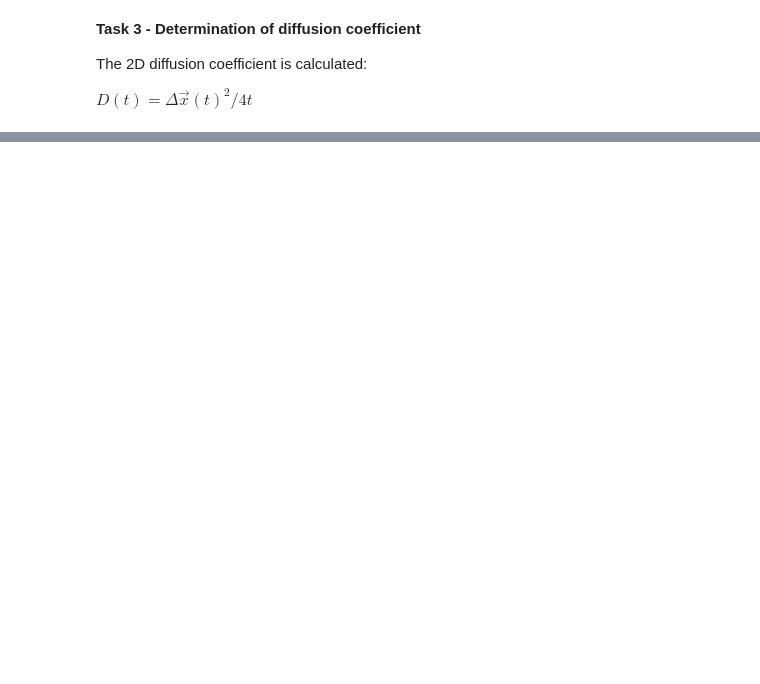
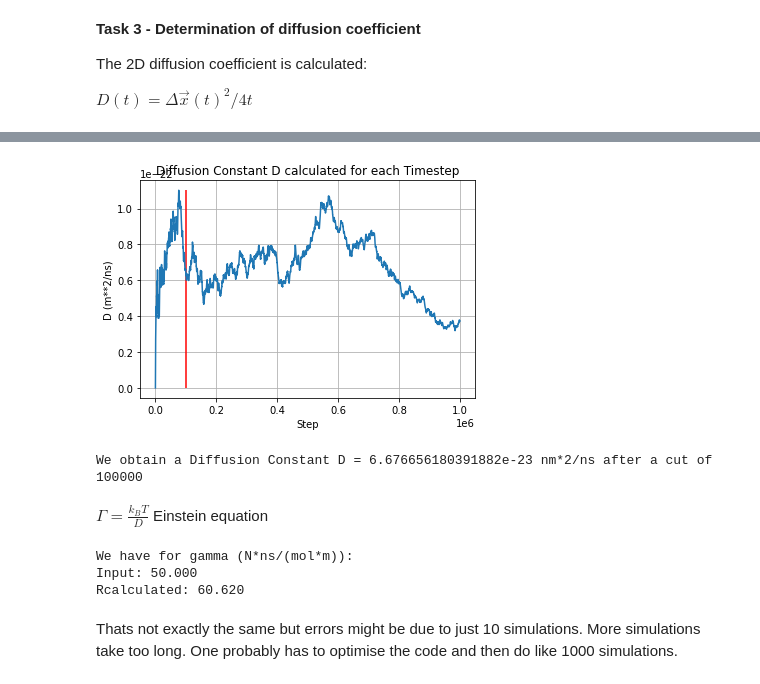
Before and after one commit to fsonak/VL_CCS, a Jupyter notebook: week_10.ipynb, the cells around one changed output, grey strips where cells are left out. Drawn from its saved outputs; the diff is of its cells as text; code cells hidden in the pictures; blank space fills up the shorter version.

```diff
--- a/week_10.ipynb
+++ b/week_10.ipynb
@@ -209,0 +258,36 @@ plt.show()
+# %%
+# Calculate D
+Ds = squared_distanced[1:] / (4 * np.arange(1, np.shape(squared_distanced)[0]) * dt)
+# %%
+# Plot D
+cut = 100000
+plt.plot(Ds)
+plt.vlines(cut, np.min(Ds), np.max(Ds), color='r')
+plt.title('Diffusion Constant D calculated for each Timestep')
+plt.grid()
+plt.xlabel('Step')
+plt.ylabel('D (m**2/ns)')
+plt.show()
+# %% [output]
+[figure, added]
+# %%
+# Determine Difussion Constant
+D = np.mean(Ds[cut:])
+print(f'We obtain a Diffusion Constant D = {D:} m*2/ns after a cut of {cut}')
+# %% [output]
+We obtain a Diffusion Constant D = 6.676656180391882e-23 nm*2/ns after a cut of 100000
+# %% [markdown]
+$
+\Gamma = \frac{k_B T}{D}
+$
+Einstein equation
+# %%
+# Calculate Friction Coefficiant using the einstein equation
+gamma_new = kB * temp / D
+print(f'We have for gamma (N*ns/(mol*m)):\nInput: {gamma:.3f}\nRcalculated: {gamma_new:.3f}')
+# %% [output]
+We have for gamma (N*ns/(mol*m)):
+Input: 50.000
+Rcalculated: 60.620
+# %% [markdown]
+Thats not exactly the same but errors might be due to just 10 simulations. More simulations take too long. One probably has to optimise the code and then do like 1000 simulations.
```
Also changed, not shown: parts of 12 cells of this notebook.
